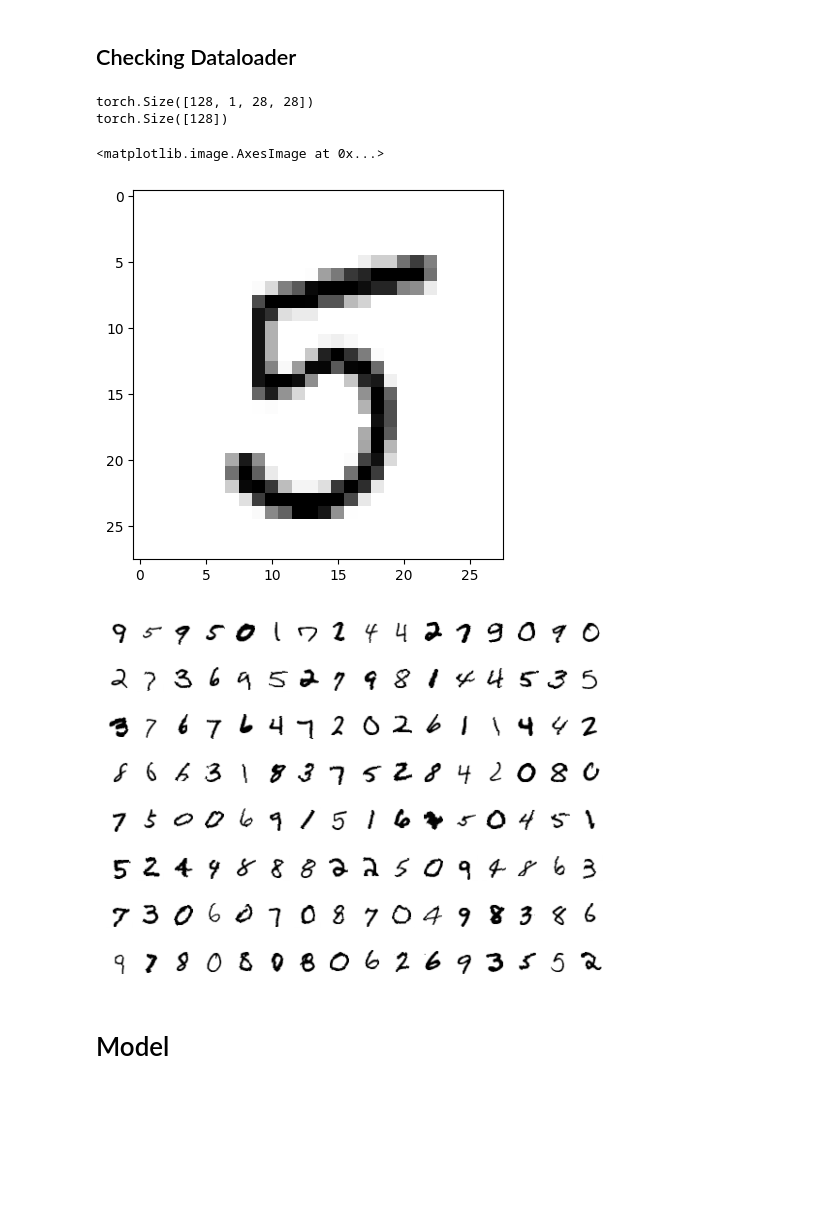
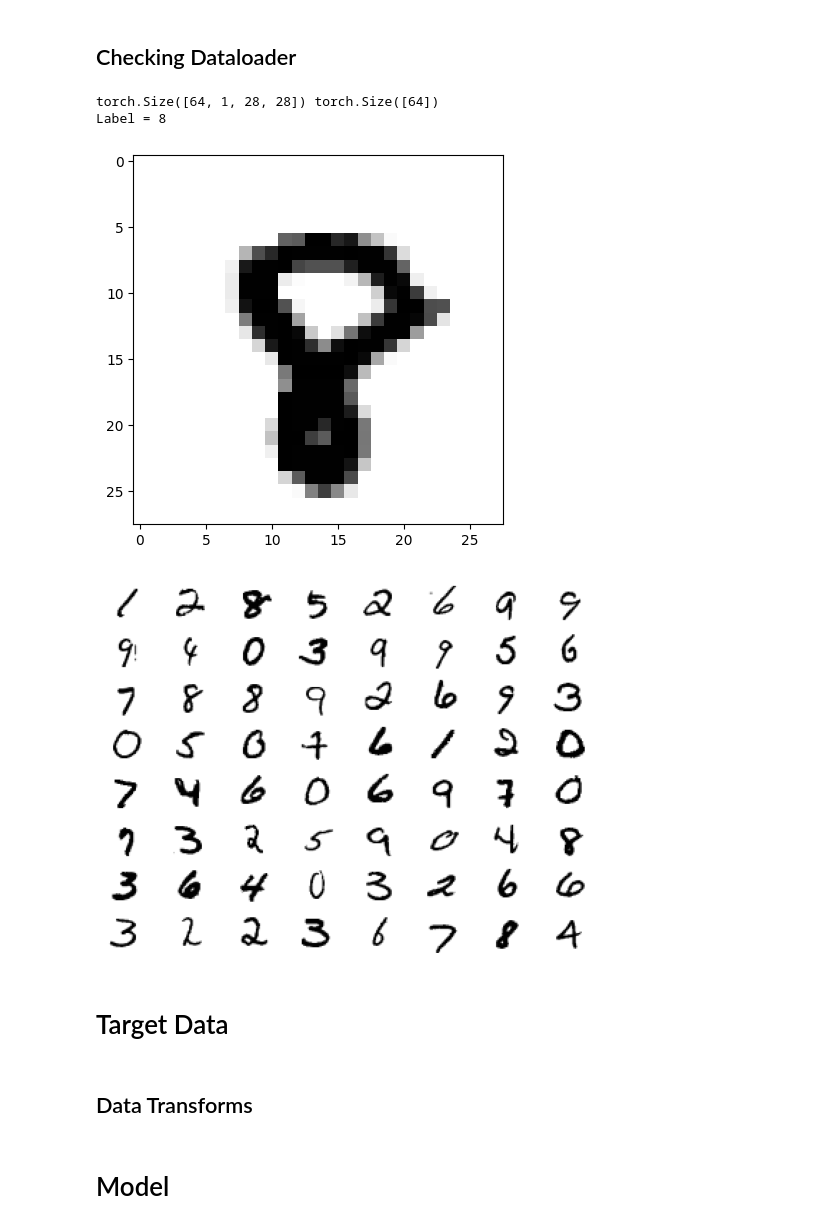
Before and after one commit to scaairesearch/da_demo, a Jupyter notebook: da_mnist_demo_v1.ipynb, the cells around one changed output. Saved outputs shown, nothing was run; the diff lists cells and outputs as text; code cells hidden in the pictures; blank space fills up the shorter version.

Commit message:
MNIST working

```diff
--- a/da_mnist_demo_v1.ipynb
+++ b/da_mnist_demo_v1.ipynb
@@ -57 +68,6 @@ torch.cuda.manual_seed_all(SEED) if cuda else torch.manual_seed(SEED)
+# %%
+img_size = 28 # for mnist
+cpu_batch_size = 64
+cuda_batch_size = 128
+EPOCHS = 2 # 15 if cuda else 2
 # %% [markdown]
@@ -59,18 +77,15 @@ torch.cuda.manual_seed_all(SEED) if cuda else torch.manual_seed(SEED)
 # %%
 # Train Phase transformations
 train_transforms = transforms.Compose([
-                                      #  transforms.Resize((28, 28)),
-                                      #  transforms.ColorJitter(brightness=0.10, contrast=0.1, saturation=0.10, hue=0.1),
-                                       transforms.RandomRotation((-7.0, 7.0), fill=(1,)),
+                                       transforms.Resize(img_size),
+                                      #  transforms.RandomRotation((-7.0, 7.0), fill=(1,)),
                                        transforms.ToTensor(), # converts to tesnor
-                                       transforms.Normalize((0.1307,), (0.3081,)) # The mean and std have to be sequences (e.g., tuples), therefore you should add a comma after the values.
-                                       # Note the difference between (0.1307) and (0.1307,)
+                                       transforms.Normalize((0.1307,), (0.3081,)) # Note the difference between (0.1307) and (0.1307,)
                                        ])
 
 # Test Phase transformations
 test_transforms = transforms.Compose([
-                                      #  transforms.Resize((28, 28)),
-                                      #  transforms.ColorJitter(brightness=0.10, contrast=0.1, saturation=0.10, hue=0.1),
+                                       transforms.Resize(img_size),
                                        transforms.ToTensor(),# converts to tesnor
                                        transforms.Normalize((0.1307,), (0.3081,))
                                        ])
@@ -88,7 +103,7 @@ test = datasets.MNIST('./data',
 # %% [markdown]
 ## Data Loader
 # %%
-dataloader_args = dict(shuffle=True, batch_size=128, num_workers=4, pin_memory = True) if cuda else dict(shuffle=True, batch_size=64)
+dataloader_args = dict(shuffle=True, batch_size=cuda_batch_size, num_workers=4, pin_memory = True) if cuda else dict(shuffle=True, batch_size=cpu_batch_size)
 
 train_loader = torch.utils.data.DataLoader(
     dataset=train,# train dataset
@@ -104,14 +121,14 @@ test_loader = torch.utils.data.DataLoader(
 # %%
 images, labels  = next(iter(train_loader))
-print(images.shape)
-print(labels.shape)
+print(images.shape, labels.shape)
 # printing random image and seeing
-plt.imshow(images[random.randint(0,len(images))].numpy().squeeze(), cmap='gray_r')
+random_idx = random.randint(0,len(images))
+plt.imshow(images[random_idx].numpy().squeeze(), cmap='gray_r')
+print(f'Label = {labels[random_idx].item()}' )
 # %% [output]
-torch.Size([128, 1, 28, 28])
-torch.Size([128])
+torch.Size([64, 1, 28, 28]) torch.Size([64])
+Label = 8
-<matplotlib.image.AxesImage at 0x...>
-[figure, old version]
+[figure, new version]
 # %%
 # Looking at more images
 figure = plt.figure()
@@ -120,4 +137,8 @@ for index in range(1, len(images) + 1): # assumption: batch size would be atleas
     plt.axis('off')
     plt.imshow(images[index-1].numpy().squeeze(), cmap='gray_r')
 # %% [output]
-[figure, old version]
+[figure, new version]
+# %% [markdown]
+# Target Data
+# %% [markdown]
+## Data Transforms
```
Also changed, not shown: parts of 15 cells of this notebook.
